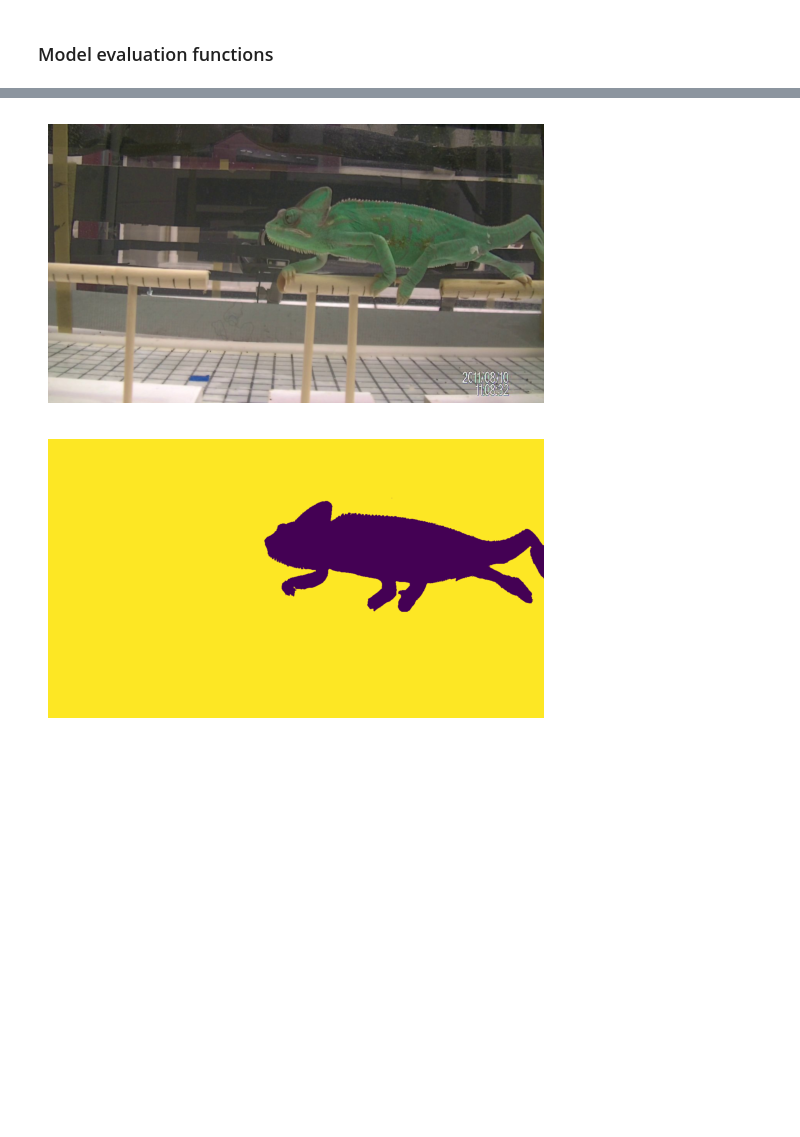
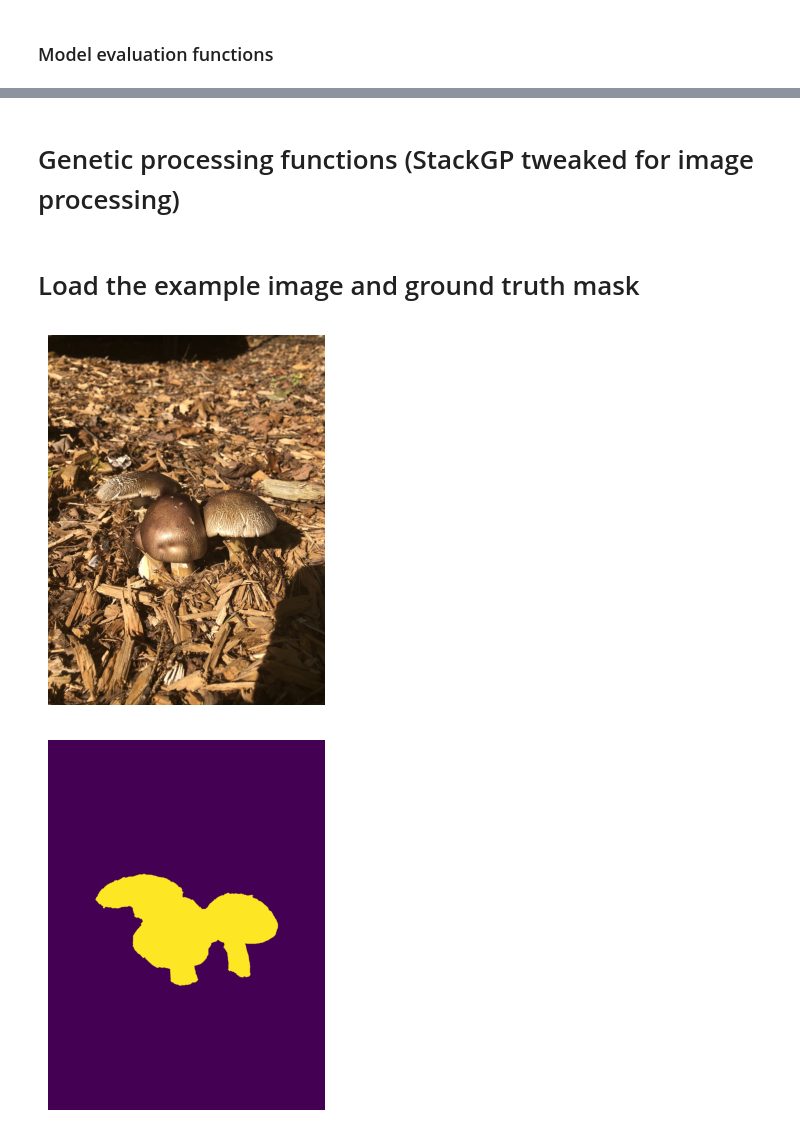
Before and after one commit to jmcalvey/see-segment, a Jupyter notebook: StackGP/SegmentationGPModelDemo.ipynb, the cells around one changed output, grey strips where cells are left out. Saved outputs shown, nothing was run; the diff lists cells and outputs as text; code cells hidden in the pictures; blank space fills up the shorter version.

Commit message:
Improved documentation notes in the stackGP example notebook

```diff
--- a/StackGP/SegmentationGPModelDemo.ipynb
+++ b/StackGP/SegmentationGPModelDemo.ipynb
@@ -235,3 +271,5 @@ def initializeGPImgModels(ops=imageOps,const=defaultConst(),numberOfModels=100,m
+# %% [markdown]
+# Genetic processing functions (StackGP tweaked for image processing)
 # %%
 def imgmutate(model,variables,ops=defaultOps(),const=defaultConst(),maxLength=10):
     newModel=copy.deepcopy(model)
@@ -406,23 +438,29 @@ def imgevolve(inputData, responseData, generations=100, maxLength=3, ops=copy.de
         plt.show()
 
     return models
+# %% [markdown]
+# Load the example image and ground truth mask
 # %%
-img = imageio.imread('../Image_data/Examples/AA_Chameleon.jpg')
+#img = imageio.imread('../Image_data/Examples/AA_Chameleon.jpg')
 #img = imageio.imread('../Image_data/Examples/Waterbottle.jpg')
 #img = imageio.imread('../Image_data/Examples/ants.jpg')
 #img = imageio.imread('../Image_data/Examples/a_walk_in_the_park.jpg')
+#img = imageio.imread('../Image_data/Examples/Bambooplant.jpg')
+img = imageio.imread('../Image_data/Examples/Mushrooms.jpeg')
 # convert to float image
 img=img.astype(float)/255.0
 see(img)
 # %% [output]
-[figure, old version]
+[figure, new version]
 # %%
-gt = imageio.imread('../Image_data/Examples/AA_Chameleon_GT.png')
+#gt = imageio.imread('../Image_data/Examples/AA_Chameleon_GT.png')
 #gt = imageio.imread('../Image_data/Examples/Waterbottle_GT.png')
 #gt = imageio.imread('../Image_data/Examples/ants_GT.png')
 #gt = imageio.imread('../Image_data/Examples/a_walk_in_the_park_GT.png')
+#gt = imageio.imread('../Image_data/Examples/Bambooplant_GT.png')
+gt = imageio.imread('../Image_data/Examples/Mushrooms_GT.png')
 # convert to float image
 gt=gt.astype(float)
 see(gt)
 # %% [output]
-[figure, old version]
+[figure, new version]
```
Also changed, not shown: parts of 16 cells of this notebook.
